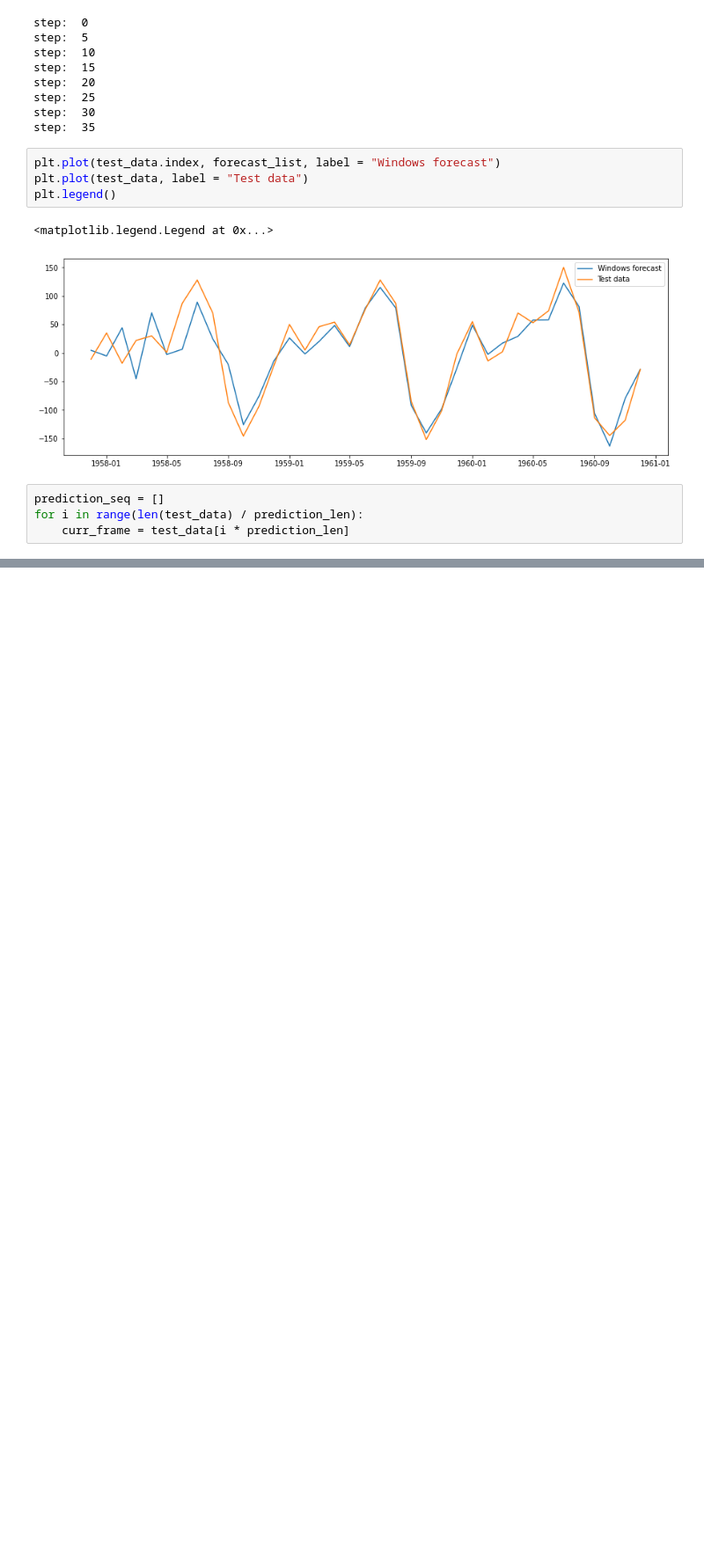
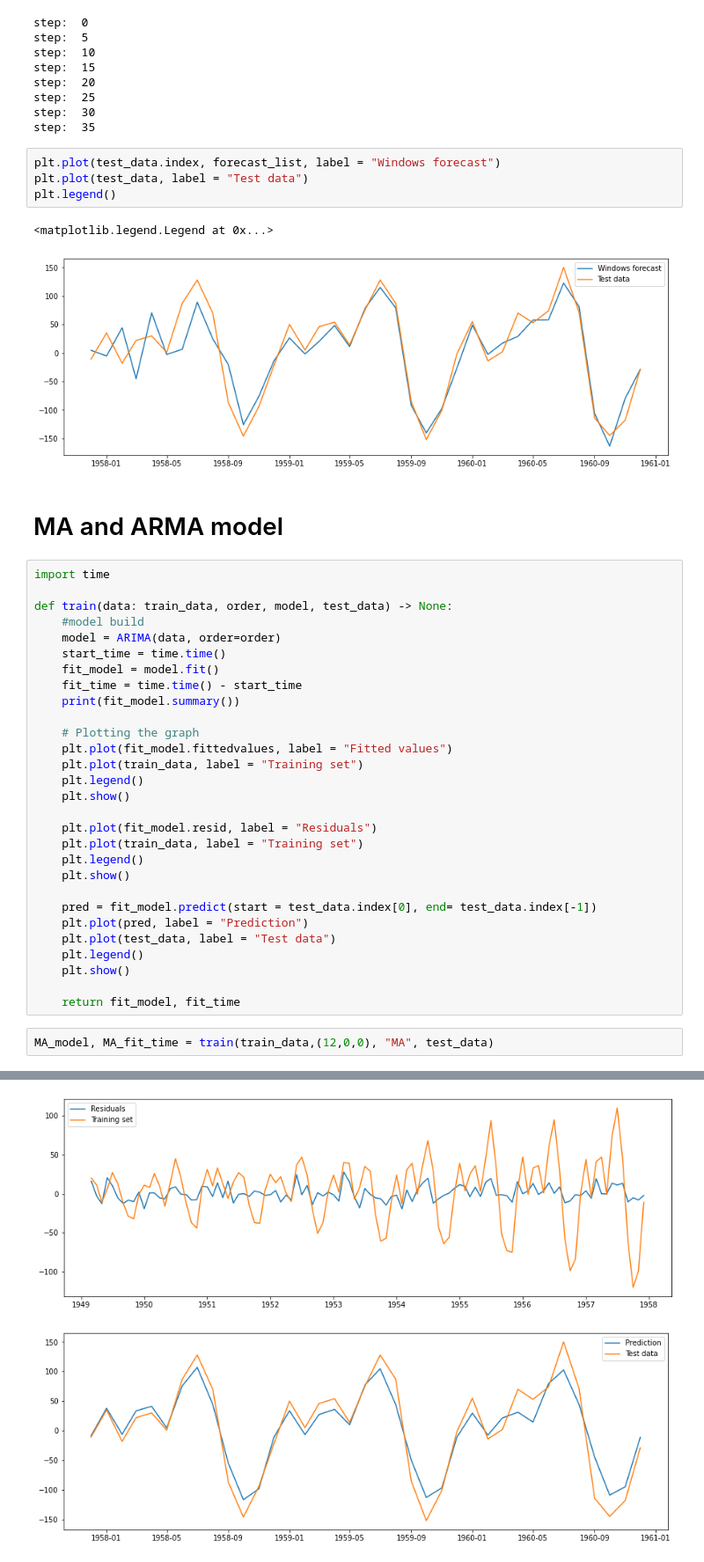
Before and after one commit to Pramod-Kumar808/time_series, a Jupyter notebook: notebook/Project_Notebook.ipynb, the cells around one changed output, grey strips where cells are left out. Shown at 88% size. Cells and saved outputs as stored; diff of their text form; blank space fills up the shorter version.

```diff
--- a/notebook/Project_Notebook.ipynb
+++ b/notebook/Project_Notebook.ipynb
@@ -382,7 +384,37 @@ plt.legend()
 # %% [output]
 <matplotlib.legend.Legend at 0x...>
 [figure]
-# %%
-prediction_seq = []
-for i in range(len(test_data) / prediction_len):
-    curr_frame = test_data[i * prediction_len]
+# %% [markdown]
+# MA and ARMA model
+# %%
+import time
+
+def train(data: train_data, order, model, test_data) -> None:
+    #model build
+    model = ARIMA(data, order=order)
+    start_time = time.time()
+    fit_model = model.fit()
+    fit_time = time.time() - start_time
+    print(fit_model.summary())
+
+    # Plotting the graph
+    plt.plot(fit_model.fittedvalues, label = "Fitted values")
+    plt.plot(train_data, label = "Training set")
+    plt.legend()
+    plt.show()
+
+    plt.plot(fit_model.resid, label = "Residuals")
+    plt.plot(train_data, label = "Training set")
+    plt.legend()
+    plt.show()
+
+    pred = fit_model.predict(start = test_data.index[0], end= test_data.index[-1])
+    plt.plot(pred, label = "Prediction")
+    plt.plot(test_data, label = "Test data")
+    plt.legend()
+    plt.show()
+
+    return fit_model, fit_time
+# %%
+MA_model, MA_fit_time = train(train_data,(12,0,0), "MA", test_data)
+# %% [output]
@@ -388,0 +439,2 @@ for i in range(len(test_data) / prediction_len):
+[figure, added]
+[figure, added]
```
Also changed, not shown: parts of 7 cells of this notebook.
